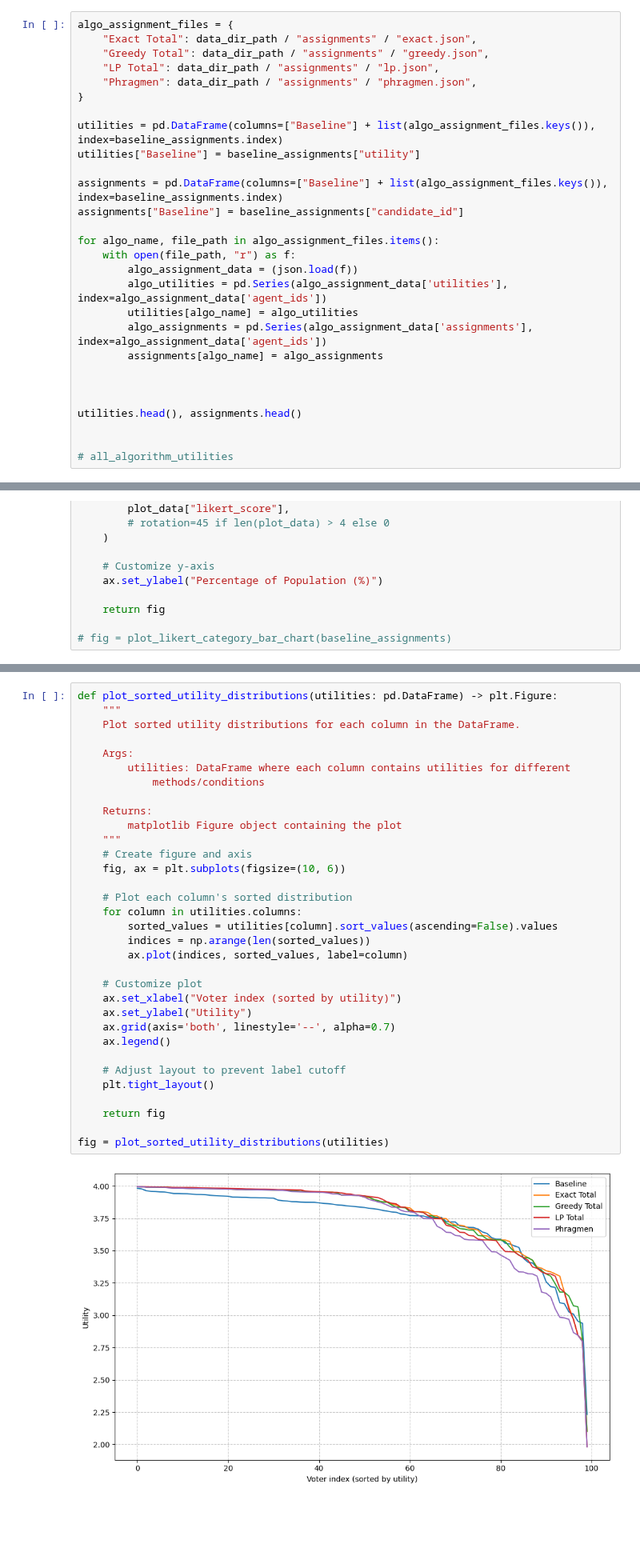
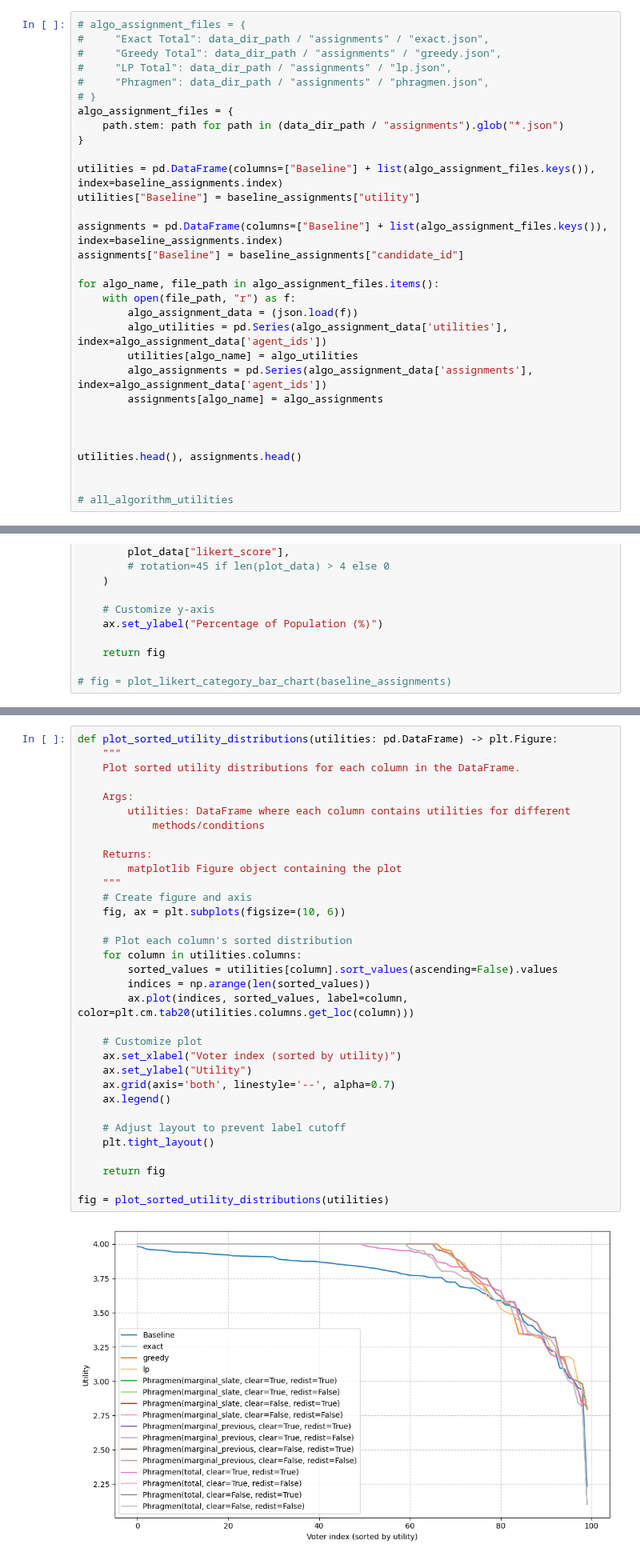
Before and after one commit to aaron-sandoval/generative_social_choice, a Jupyter notebook: generative_social_choice/plots/generate_plots.ipynb, the cells around one changed output, grey strips where cells are left out. Shown at 80% size. Saved outputs shown, nothing was run; the diff lists cells and outputs as text; blank space fills up the shorter version.

Commit message:
Ran voting algorithms and plots for all Phragmen + already run algorithms. Added table of scalar metrics to nb.

```diff
--- a/generative_social_choice/plots/generate_plots.ipynb
+++ b/generative_social_choice/plots/generate_plots.ipynb
@@ -69,11 +67,14 @@ baseline_assignments.head()
 | generation4 | s1 | 3.940659 |
 | generation5 | s5 | 3.914099 |
 # %%
+# algo_assignment_files = {
+#     "Exact Total": data_dir_path / "assignments" / "exact.json",
+#     "Greedy Total": data_dir_path / "assignments" / "greedy.json",
+#     "LP Total": data_dir_path / "assignments" / "lp.json",
+#     "Phragmen": data_dir_path / "assignments" / "phragmen.json",
+# }
 algo_assignment_files = {
-    "Exact Total": data_dir_path / "assignments" / "exact.json",
-    "Greedy Total": data_dir_path / "assignments" / "greedy.json",
-    "LP Total": data_dir_path / "assignments" / "lp.json",
-    "Phragmen": data_dir_path / "assignments" / "phragmen.json",
+    path.stem: path for path in (data_dir_path / "assignments").glob("*.json")
 }
 
 utilities = pd.DataFrame(columns=["Baseline"] + list(algo_assignment_files.keys()), index=baseline_assignments.index)
@@ -341,35 +380,35 @@ def plot_sorted_utility_distributions(utilities: pd.DataFrame) -> plt.Figure:
     Plot sorted utility distributions for each column in the DataFrame.
 
     Args:
         utilities: DataFrame where each column contains utilities for different
             methods/conditions
 
     Returns:
         matplotlib Figure object containing the plot
     """
     # Create figure and axis
     fig, ax = plt.subplots(figsize=(10, 6))
 
     # Plot each column's sorted distribution
     for column in utilities.columns:
         sorted_values = utilities[column].sort_values(ascending=False).values
         indices = np.arange(len(sorted_values))
-        ax.plot(indices, sorted_values, label=column)
+        ax.plot(indices, sorted_values, label=column, color=plt.cm.tab20(utilities.columns.get_loc(column)))
 
     # Customize plot
     ax.set_xlabel("Voter index (sorted by utility)")
     ax.set_ylabel("Utility")
     ax.grid(axis='both', linestyle='--', alpha=0.7)
     ax.legend()
 
     # Adjust layout to prevent label cutoff
     plt.tight_layout()
 
     return fig
 
 fig = plot_sorted_utility_distributions(utilities)
 # %% [output]
-[figure, old version]
+[figure, new version]
 # %%
 def plot_candidate_distribution_stacked(assignments: pd.DataFrame) -> plt.Figure:
     """
```
Also changed, not shown: parts of 11 cells of this notebook, 18 other files.
